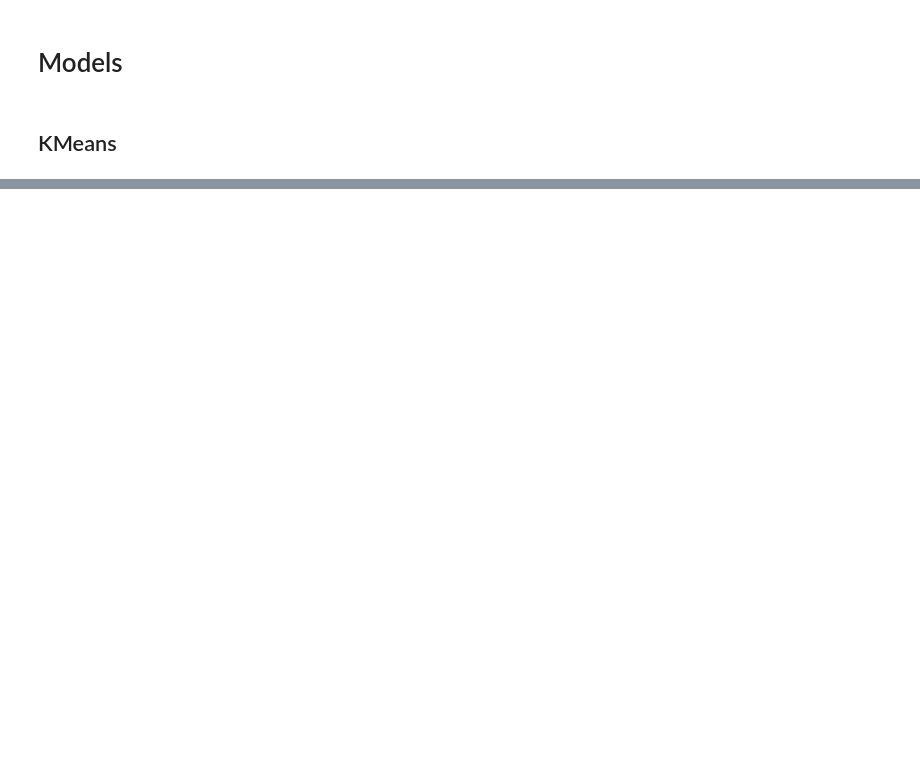
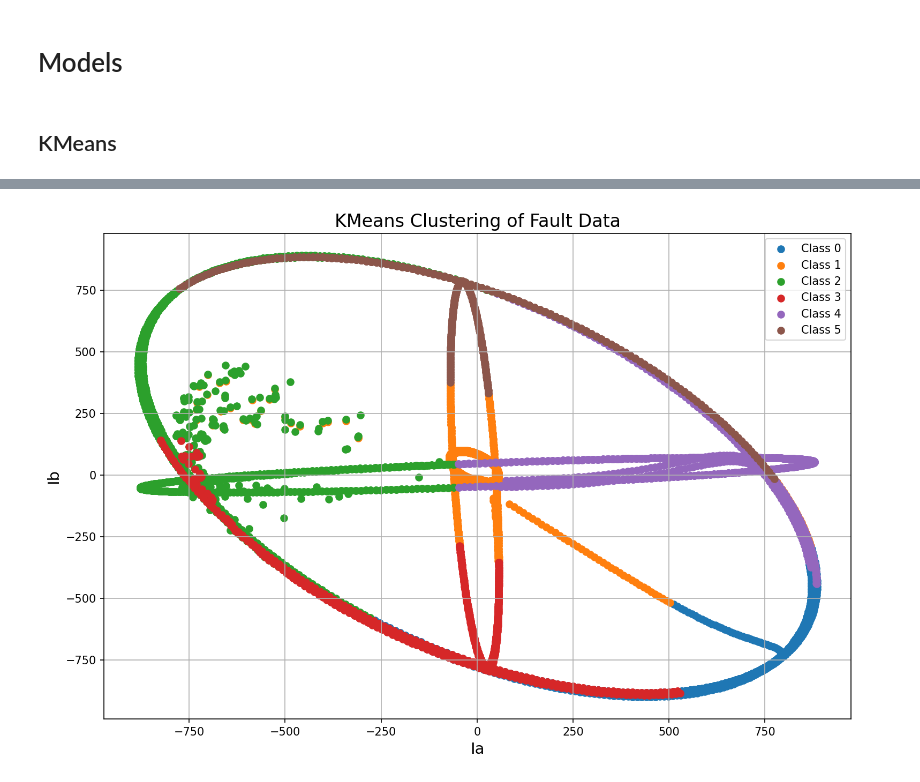
Before and after one commit to OussamaTabDev/DistributionElectrique, a Jupyter notebook: VersionAlpha/Machine Learning/Usuprivsed ML/main.ipynb, the cells around one changed output, grey strips where cells are left out. Saved outputs shown, nothing was run; the diff lists cells and outputs as text; code cells hidden in the pictures; blank space fills up the shorter version.

```diff
--- a/VersionAlpha/Machine Learning/Usuprivsed ML/main.ipynb
+++ b/VersionAlpha/Machine Learning/Usuprivsed ML/main.ipynb
@@ -97,3 +66,7 @@ array([ 9,  7,  0, ..., 11,  0,  9], shape=(4716,))
 ## KMeans
 # %%
 from sklearn.cluster import KMeans
+# %%
+kmeans = KMeans(n_clusters=6)
+y_pred = kmeans.fit_predict(df)
+y_pred
@@ -99,0 +75,5 @@ from sklearn.cluster import KMeans
+# %%
+df_kmeans = df
+df_kmeans['class'] = y_pred
+
+df_kmeans.head()
@@ -99,0 +87,26 @@ from sklearn.cluster import KMeans
+# %%
+df0 = df_kmeans[df_kmeans['class'] == 0]
+df1 = df_kmeans[df_kmeans['class'] == 1]
+df2 = df_kmeans[df_kmeans['class'] == 2]
+df3 = df_kmeans[df_kmeans['class'] == 3]
+df4 = df_kmeans[df_kmeans['class'] == 4]
+df5 = df_kmeans[df_kmeans['class'] == 5]
+
+# Plotting (for example using two features: Ia and Ib)
+plt.figure(figsize=(12, 8), dpi=150)
+
+plt.scatter(df0['Ia'], df0['Ib'], label='Class 0')
+plt.scatter(df1['Ia'], df1['Ib'], label='Class 1')
+plt.scatter(df2['Ia'], df2['Ib'], label='Class 2')
+plt.scatter(df3['Ia'], df3['Ib'], label='Class 3')
+plt.scatter(df4['Ia'], df4['Ib'], label='Class 4')
+plt.scatter(df5['Ia'], df5['Ib'], label='Class 5')
+
+plt.xlabel('Ia', fontsize=14)
+plt.ylabel('Ib', fontsize=14)
+plt.title('KMeans Clustering of Fault Data', fontsize=16)
+plt.legend()
+plt.grid(True)
+plt.show()
+# %% [output]
+[figure, added]
```
Also changed, not shown: parts of 8 cells of this notebook, 1 other file.
